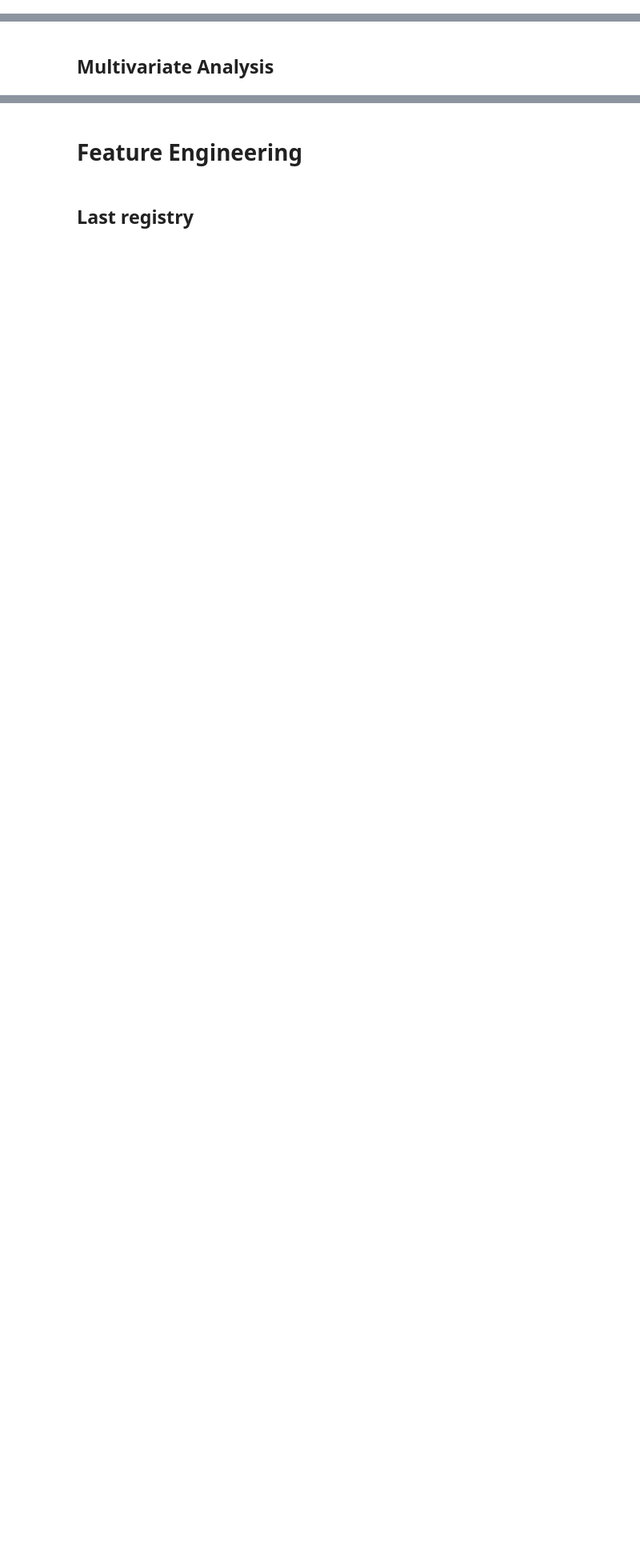
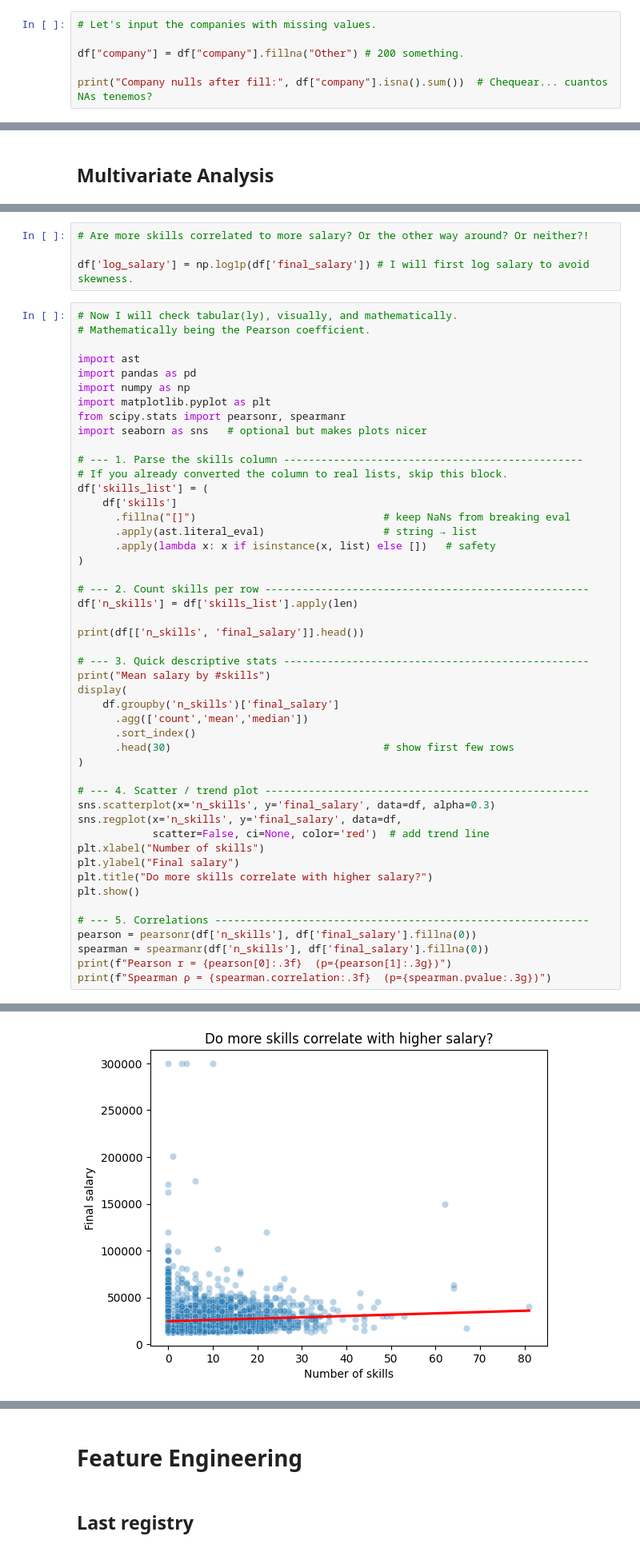
Before and after one commit to adrianmarino19/datafest2025, a Jupyter notebook: main.ipynb, the cells around one changed output, grey strips where cells are left out. Shown at 80% size. Drawn from its saved outputs; the diff is of its cells as text; blank space fills up the shorter version.

```diff
--- a/main.ipynb
+++ b/main.ipynb
@@ -306,0 +614,6 @@ for col in col_cat:
+# %%
+# Let's input the companies with missing values.
+
+df["company"] = df["company"].fillna("Other") # 200 something.
+
+print("Company nulls after fill:", df["company"].isna().sum())  # Chequear... cuantos NAs tenemos?
@@ -371,0 +747,53 @@ plt.show()
+# %%
+# Are more skills correlated to more salary? Or the other way around? Or neither?!
+
+df['log_salary'] = np.log1p(df['final_salary']) # I will first log salary to avoid skewness.
+# %%
+# Now I will check tabular(ly), visually, and mathematically.
+# Mathematically being the Pearson coefficient.
+
+import ast
+import pandas as pd
+import numpy as np
+import matplotlib.pyplot as plt
+from scipy.stats import pearsonr, spearmanr
+import seaborn as sns   # optional but makes plots nicer
+
+# --- 1. Parse the skills column ------------------------------------------------
+# If you already converted the column to real lists, skip this block.
+df['skills_list'] = (
+    df['skills']
+      .fillna("[]")                              # keep NaNs from breaking eval
+      .apply(ast.literal_eval)                   # string → list
+      .apply(lambda x: x if isinstance(x, list) else [])   # safety
+)
+
+# --- 2. Count skills per row ----------------------------------------------------
+df['n_skills'] = df['skills_list'].apply(len)
+
+print(df[['n_skills', 'final_salary']].head())
+
+# --- 3. Quick descriptive stats -------------------------------------------------
+print("Mean salary by #skills")
+display(
+    df.groupby('n_skills')['final_salary']
+      .agg(['count','mean','median'])
+      .sort_index()
+      .head(30)                                  # show first few rows
+)
+
+# --- 4. Scatter / trend plot ----------------------------------------------------
+sns.scatterplot(x='n_skills', y='final_salary', data=df, alpha=0.3)
+sns.regplot(x='n_skills', y='final_salary', data=df,
+            scatter=False, ci=None, color='red')  # add trend line
+plt.xlabel("Number of skills")
+plt.ylabel("Final salary")
+plt.title("Do more skills correlate with higher salary?")
+plt.show()
+
+# --- 5. Correlations ------------------------------------------------------------
+pearson = pearsonr(df['n_skills'], df['final_salary'].fillna(0))
+spearman = spearmanr(df['n_skills'], df['final_salary'].fillna(0))
+print(f"Pearson r = {pearson[0]:.3f}  (p={pearson[1]:.3g})")
+print(f"Spearman ρ = {spearman.correlation:.3f}  (p={spearman.pvalue:.3g})")
+# %% [output]
@@ -371,0 +825 @@ plt.show()
+[figure, added]
```
Also changed, not shown: parts of 33 cells of this notebook.
